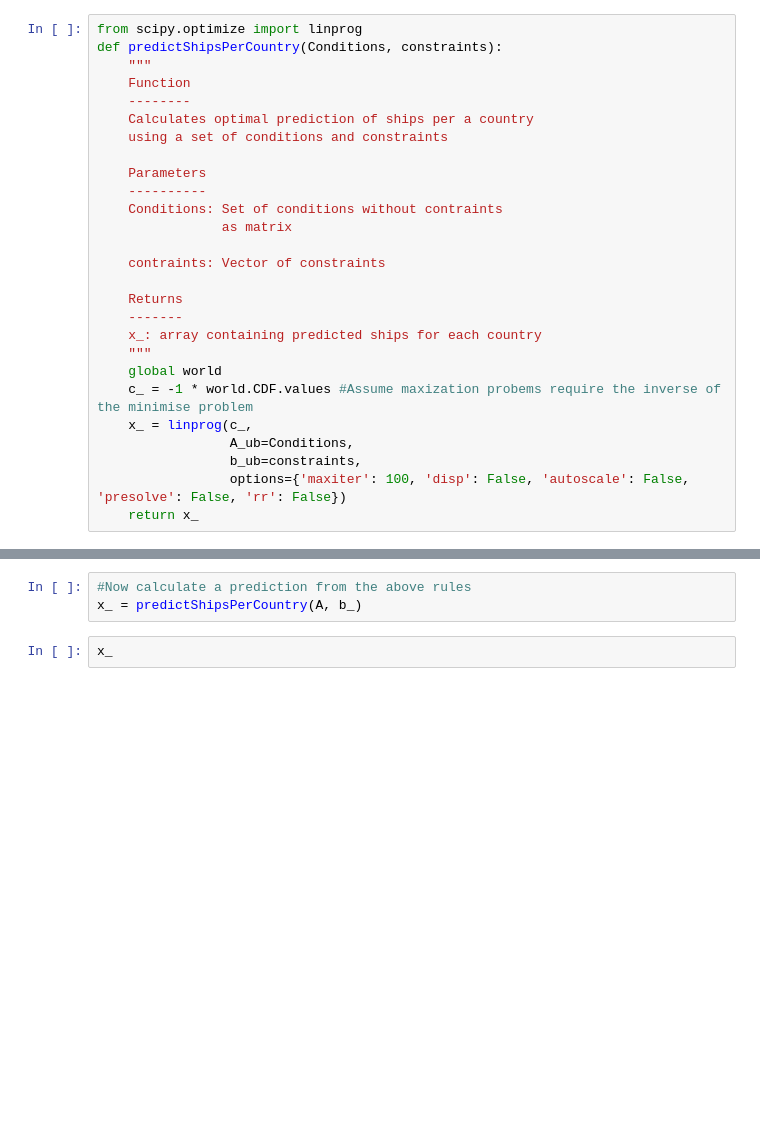
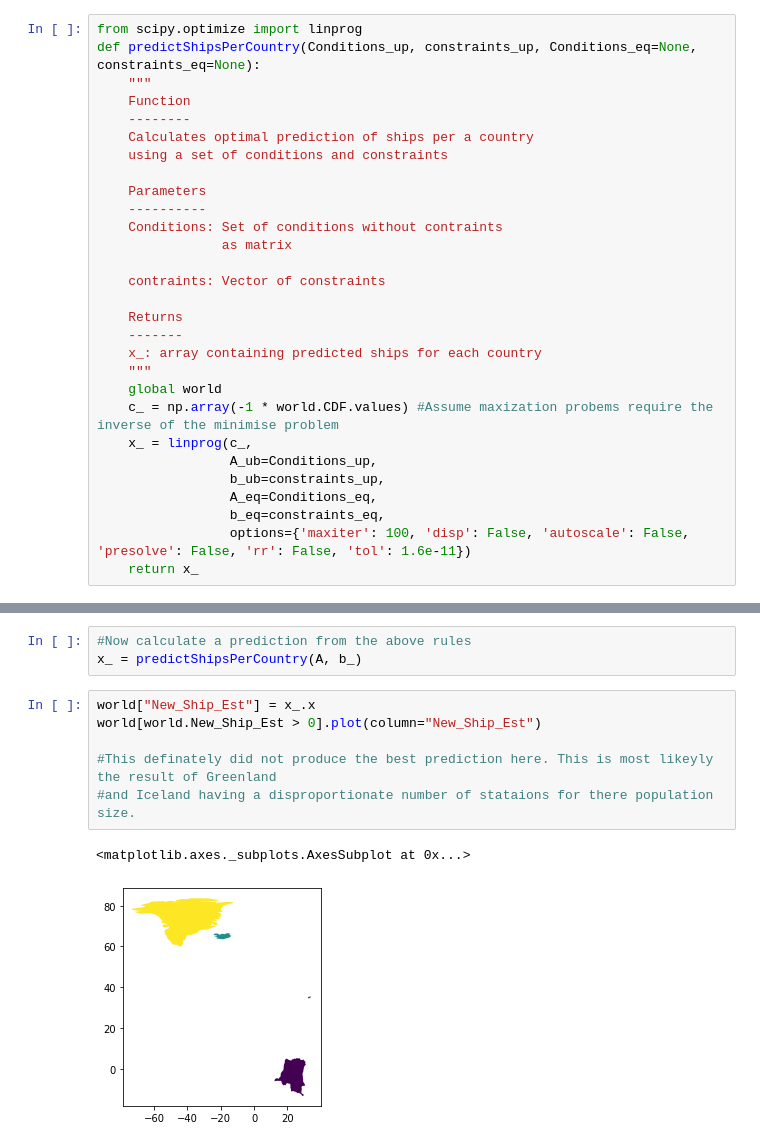
Before and after one commit to cojs2018/AIS-Data-Project, a Jupyter notebook: Ship_data.ipynb, the cells around one changed output, grey strips where cells are left out. Drawn from its saved outputs; the diff is of its cells as text; blank space fills up the shorter version.

```diff
--- a/Ship_data.ipynb
+++ b/Ship_data.ipynb
@@ -431,6 +592,6 @@ knowShipsNorthernHemisphere(50000)
 # %%
 from scipy.optimize import linprog
-def predictShipsPerCountry(Conditions, constraints):
+def predictShipsPerCountry(Conditions_up, constraints_up, Conditions_eq=None, constraints_eq=None):
     """
     Function
     --------
@@ -449,11 +610,13 @@ def predictShipsPerCountry(Conditions, constraints):
     x_: array containing predicted ships for each country
     """
     global world
-    c_ = -1 * world.CDF.values #Assume maxization probems require the inverse of the minimise problem
+    c_ = np.array(-1 * world.CDF.values) #Assume maxization probems require the inverse of the minimise problem
     x_ = linprog(c_,
-                 A_ub=Conditions,
-                 b_ub=constraints,
-                 options={'maxiter': 100, 'disp': False, 'autoscale': False, 'presolve': False, 'rr': False})
+                 A_ub=Conditions_up,
+                 b_ub=constraints_up,
+                 A_eq=Conditions_eq,
+                 b_eq=constraints_eq,
+                 options={'maxiter': 100, 'disp': False, 'autoscale': False, 'presolve': False, 'rr': False, 'tol': 1.6e-11})
     return x_
 # %%
 #Now create a set of conditions and allocate a value for each one
@@ -512,5 +670,12 @@ b_ = [b0, b1, b2, b3, b4, b5, b6, b7, b8, b9]
 # %%
 #Now calculate a prediction from the above rules
 x_ = predictShipsPerCountry(A, b_)
-# %%
-x_
+# %%
+world["New_Ship_Est"] = x_.x
+world[world.New_Ship_Est > 0].plot(column="New_Ship_Est")
+
+#This definately did not produce the best prediction here. This is most likeyly the result of Greenland
+#and Iceland having a disproportionate number of stataions for there population size.
+# %% [output]
+<matplotlib.axes._subplots.AxesSubplot at 0x...>
+[figure, added]
```
Also changed, not shown: parts of 26 cells of this notebook.
